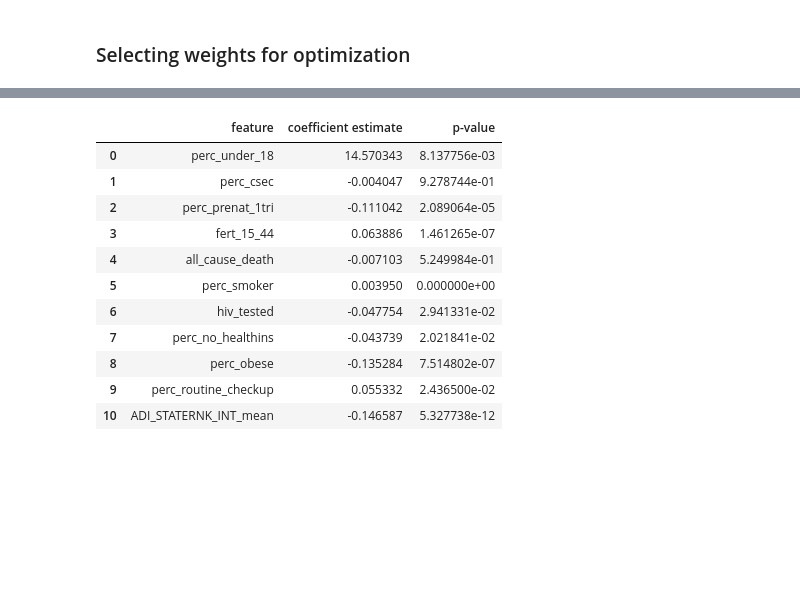
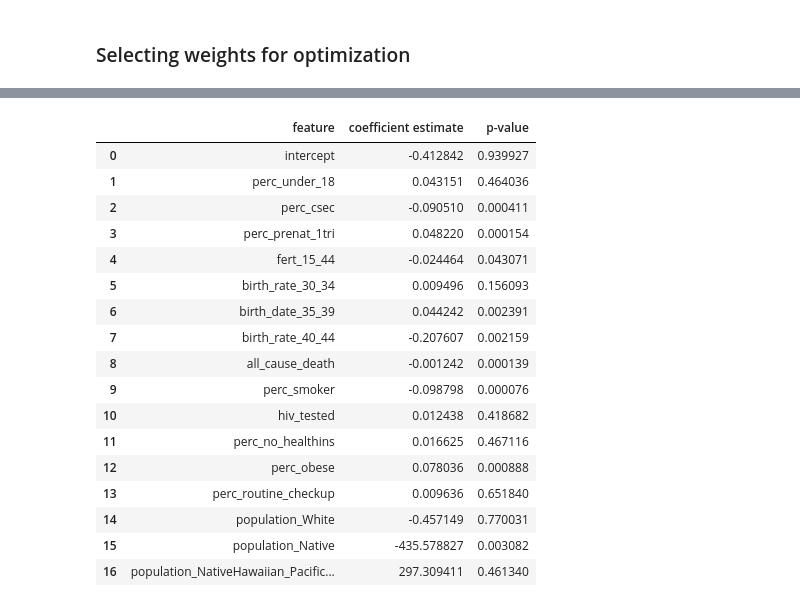
Before and after one commit to cleung-2/dabp_final, a Jupyter notebook: LinearRegression.ipynb, the cells around one changed output, grey strips where cells are left out. Cells and saved outputs as stored; diff of their text form; code cells hidden in the pictures; blank space fills up the shorter version.

```diff
--- a/LinearRegression.ipynb
+++ b/LinearRegression.ipynb
@@ -106,10 +106,10 @@ Linear Regression CV error: 1.4182110738511904
 # %% [markdown]
 iteration #2: dropped less correlated variables
 # %%
-X_train_corr  = X_train.drop(columns = ['population', 'population_White', 'perc_non_smoke', 'population_Black', 'population_Native', 'population_Asian', 'population_NativeHawaiian_PacificIslander', 'population_OtherRace', 'beds_per_1000', 'gono_per_100000',
-                                        'chlam_per_100000', 'birth_rate_15_19', 'birth_rate_20_24', 'birth_rate_25_29', 'birth_rate_30_34', 'birth_date_35_39', 'birth_rate_40_44', 'pop_change_2010', 'inpatient_occupancy_rate'])
-X_test_corr  = X_test.drop(columns = ['population', 'population_White', 'perc_non_smoke', 'population_Black', 'population_Native', 'population_Asian', 'population_NativeHawaiian_PacificIslander', 'population_OtherRace', 'beds_per_1000', 'gono_per_100000',
-                                        'chlam_per_100000', 'pop_change_2010','birth_rate_15_19', 'birth_rate_20_24', 'birth_rate_25_29', 'birth_rate_30_34', 'birth_date_35_39', 'birth_rate_40_44', 'inpatient_occupancy_rate'])
+X_train_corr  = X_train.drop(columns = ['population', 'perc_non_smoke', 'population_Black', 'population_Asian', 'population_OtherRace', 'beds_per_1000', 'gono_per_100000',
+                                        'chlam_per_100000', 'birth_rate_15_19', 'birth_rate_20_24', 'birth_rate_25_29', 'pop_change_2010', 'inpatient_occupancy_rate', 'ADI_STATERNK_INT_mean'])
+X_test_corr  = X_test.drop(columns = ['population', 'perc_non_smoke', 'population_Black', 'population_Asian', 'population_OtherRace', 'beds_per_1000', 'gono_per_100000',
+                                        'chlam_per_100000', 'pop_change_2010','birth_rate_15_19', 'birth_rate_20_24', 'birth_rate_25_29', 'inpatient_occupancy_rate', 'ADI_STATERNK_INT_mean'])
 
 lm = LinearRegression() #creating linear regression object
 lm.fit(X_train_corr, y_train) #fitting train data to model
@@ -211,8 +211,8 @@ plt.show() #showing plot
 # %%
 # selected based on SFS
-X_train_fs = X_train[['perc_csec', 'perc_prenat_1tri', 'birth_rate_15_19', 'birth_rate_20_24', 'birth_rate_25_29', 'birth_rate_30_34', 'birth_date_35_39', 'gono_per_100000', 'perc_smoker', 'hiv_tested', 'perc_no_healthins', 'perc_obese', 'beds_per_1000', 'population_White', 'population_Black', 'population_Native', 'population_Asian', 'population_OtherRace', 'ADI_STATERNK_INT_mean']]
+X_train_fs = X_train[['perc_under_18', 'perc_csec', 'perc_prenat_1tri', 'birth_rate_30_34', 'all_cause_death', 'perc_smoker', 'hiv_tested', 'perc_no_healthins', 'perc_obese', 'population_Native', 'population_Asian', 'population_OtherRace', 'ADI_STATERNK_INT_mean']]
 
-X_test_fs = X_test[['perc_csec', 'perc_prenat_1tri', 'birth_rate_15_19', 'birth_rate_20_24', 'birth_rate_25_29', 'birth_rate_30_34', 'birth_date_35_39', 'gono_per_100000', 'perc_smoker', 'hiv_tested', 'perc_no_healthins', 'perc_obese', 'beds_per_1000', 'population_White', 'population_Black', 'population_Native', 'population_Asian', 'population_OtherRace', 'ADI_STATERNK_INT_mean']]
+X_test_fs = X_test[['perc_under_18', 'perc_csec', 'perc_prenat_1tri', 'birth_rate_30_34', 'all_cause_death', 'perc_smoker', 'hiv_tested', 'perc_no_healthins', 'perc_obese', 'population_Native', 'population_Asian', 'population_OtherRace', 'ADI_STATERNK_INT_mean']]
 # %%
 lm = LinearRegression() #creating linear regression object
 lm.fit(X_train_fs, y_train) #fitting train data to model
@@ -300,7 +300,7 @@ lm_corr_test_MSE = mean_squared_error(lm_model_pred_y, y_test) #get test MSE
 print("Linear Regression Corr Test MSE:", lm_corr_test_MSE)
 
 sfs = SequentialFeatureSelector(model,
-                                n_features_to_select = 19,
+                                n_features_to_select = 13,
                                 direction="forward",
                                 scoring='neg_mean_squared_error',
                                 cv=10) #create SFS using n=17
@@ -339,9 +339,13 @@ lm.fit(X_train, y_train)
 
 coefs = []
 coefs.append(lm.intercept_)
+feature_names = ['intercept']
+for col in X_train.columns:
+    feature_names.append(col)
 for coef in lm.coef_:
     coefs.append(coef)
 
-pd.DataFrame(zip(X_train.columns, coefs, stats.coef_pval(lm, X_train, y_train)), columns = ['feature', 'coefficient estimate', 'p-value'])
+results = pd.DataFrame(zip(feature_names, coefs, stats.coef_pval(lm, X_train, y_train)), columns = ['feature', 'coefficient estimate', 'p-value'])
+results
 # %% [output]
 |  | feature | coefficient estimate | p-value |
@@ -398,23 +384,33 @@ results
 # %%
 lm = LinearRegression()
 lm.fit(X_train_corr, y_train)
 
 coefs = []
 coefs.append(lm.intercept_)
+feature_names = ['intercept']
+for col in X_train_corr.columns:
+    feature_names.append(col)
 for coef in lm.coef_:
     coefs.append(coef)
 
-pd.DataFrame(zip(X_train_corr.columns, coefs, stats.coef_pval(lm, X_train_corr, y_train)), columns = ['feature', 'coefficient estimate', 'p-value'])
+results = pd.DataFrame(zip(feature_names, coefs, stats.coef_pval(lm, X_train_corr, y_train)), columns = ['feature', 'coefficient estimate', 'p-value'])
+results
 # %% [output]
 |  | feature | coefficient estimate | p-value |
-| 0 | perc_under_18 | 14.570343 | 8.137756e-03 |
-| 1 | perc_csec | -0.004047 | 9.278744e-01 |
-| 2 | perc_prenat_1tri | -0.111042 | 2.089064e-05 |
-| 3 | fert_15_44 | 0.063886 | 1.461265e-07 |
-| 4 | all_cause_death | -0.007103 | 5.249984e-01 |
-| 5 | perc_smoker | 0.003950 | 0.000000e+00 |
-| 6 | hiv_tested | -0.047754 | 2.941331e-02 |
-| 7 | perc_no_healthins | -0.043739 | 2.021841e-02 |
-| 8 | perc_obese | -0.135284 | 7.514802e-07 |
-| 9 | perc_routine_checkup | 0.055332 | 2.436500e-02 |
-| 10 | ADI_STATERNK_INT_mean | -0.146587 | 5.327738e-12 |
+| 0 | intercept | -0.412842 | 0.939927 |
+| 1 | perc_under_18 | 0.043151 | 0.464036 |
+| 2 | perc_csec | -0.090510 | 0.000411 |
+| 3 | perc_prenat_1tri | 0.048220 | 0.000154 |
+| 4 | fert_15_44 | -0.024464 | 0.043071 |
+| 5 | birth_rate_30_34 | 0.009496 | 0.156093 |
+| 6 | birth_date_35_39 | 0.044242 | 0.002391 |
+| 7 | birth_rate_40_44 | -0.207607 | 0.002159 |
+| 8 | all_cause_death | -0.001242 | 0.000139 |
+| 9 | perc_smoker | -0.098798 | 0.000076 |
+| 10 | hiv_tested | 0.012438 | 0.418682 |
+| 11 | perc_no_healthins | 0.016625 | 0.467116 |
+| 12 | perc_obese | 0.078036 | 0.000888 |
+| 13 | perc_routine_checkup | 0.009636 | 0.651840 |
+| 14 | population_White | -0.457149 | 0.770031 |
+| 15 | population_Native | -435.578827 | 0.003082 |
+| 16 | population_NativeHawaiian_Pacific... | 297.309411 | 0.461340 |
```
Also changed, not shown: parts of 15 cells of this notebook, 1 other file.
